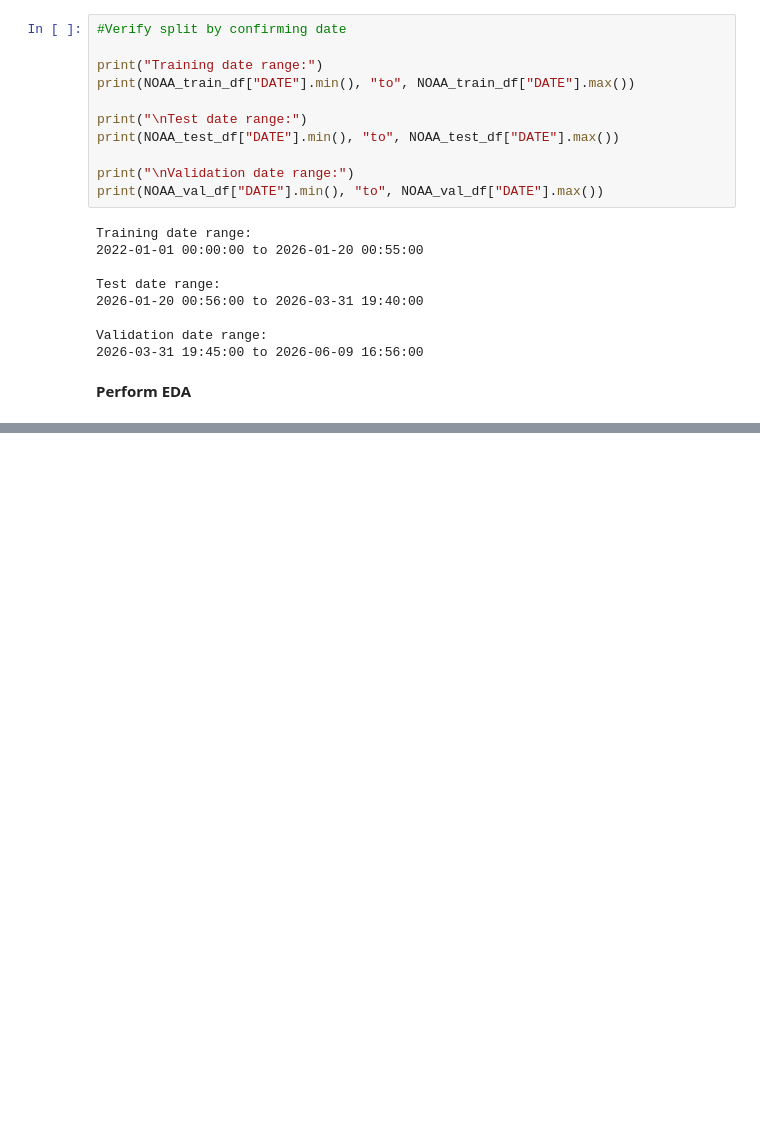
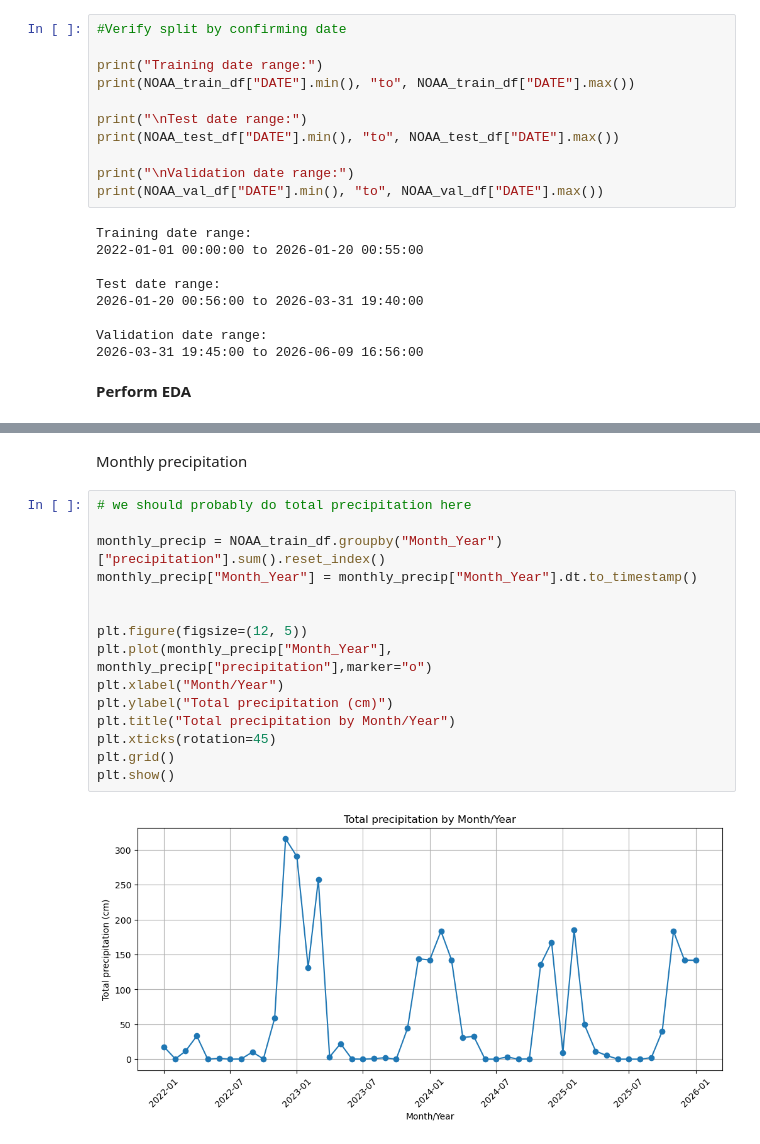
Before and after one commit to UC-Berkeley-I-School/207-Summer26-FinalProject-MLModel, a Jupyter notebook: EDA/SFO_NOAA_EDA_YvonneChook.ipynb, the cells around one changed output, grey strips where cells are left out. Drawn from its saved outputs; the diff is of its cells as text; blank space fills up the shorter version.

```diff
--- a/EDA/SFO_NOAA_EDA_YvonneChook.ipynb
+++ b/EDA/SFO_NOAA_EDA_YvonneChook.ipynb
@@ -101,0 +208,19 @@ plt.show()
+# %% [markdown]
+Monthly precipitation
+# %%
+# we should probably do total precipitation here
+
+monthly_precip = NOAA_train_df.groupby("Month_Year")["precipitation"].sum().reset_index()
+monthly_precip["Month_Year"] = monthly_precip["Month_Year"].dt.to_timestamp()
+
+
+plt.figure(figsize=(12, 5))
+plt.plot(monthly_precip["Month_Year"], monthly_precip["precipitation"],marker="o")
+plt.xlabel("Month/Year")
+plt.ylabel("Total precipitation (cm)")
+plt.title("Total precipitation by Month/Year")
+plt.xticks(rotation=45)
+plt.grid()
+plt.show()
+# %% [output]
+[figure, added]
```
Also changed, not shown: parts of 18 cells of this notebook.
